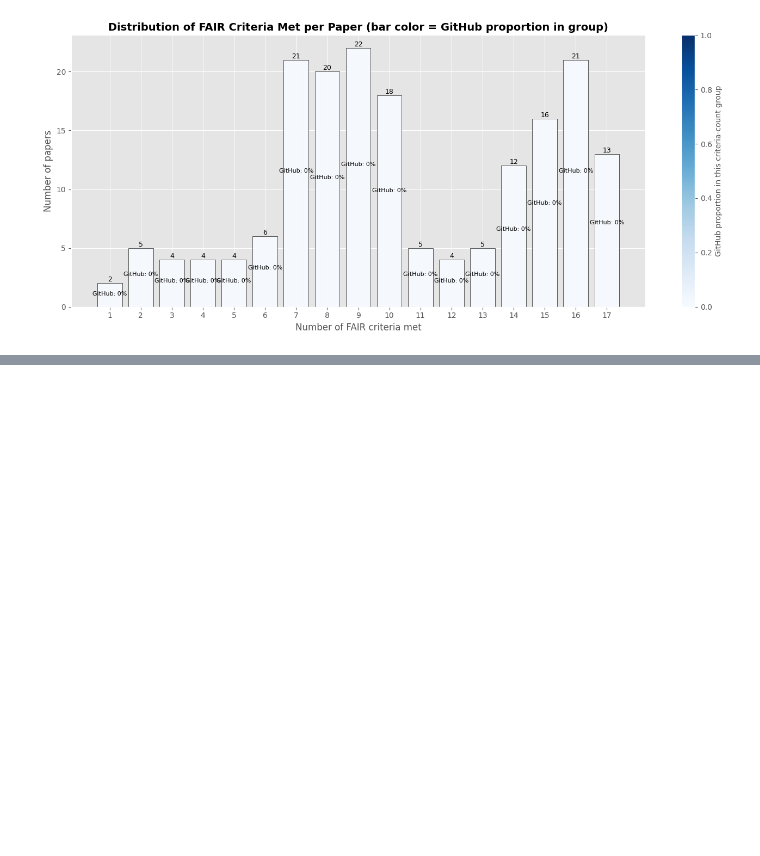
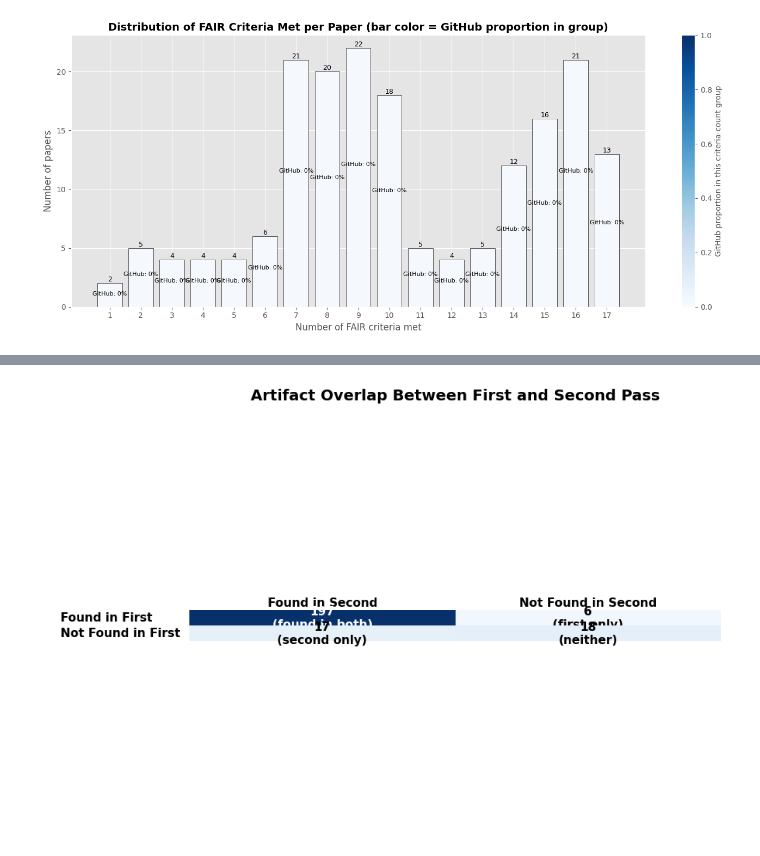
Before and after one commit to EEllwoo/how_fair_is_2026, a Jupyter notebook: plot_gen.ipynb, the cells around one changed output, grey strips where cells are left out. Cells and saved outputs as stored; diff of their text form; code cells hidden in the pictures; blank space fills up the shorter version.

Commit message:
confusion matrix

```diff
--- a/plot_gen.ipynb
+++ b/plot_gen.ipynb
@@ -360,3 +360,87 @@ plt.show()
 # %% [output]
 Saved plot to graphs\distribution_of_fair_criteria_met_per_paper_bar_color_github_proportion_in_group.png
 [figure]
+# %%
+# Artifact overlap between first and second pass
+from matplotlib import cm
+from matplotlib.colors import Normalize
+from pre_reports.pass_comparison_backend import load_pass_pair
+
+artifact_column = "Are any software artefacts/tools/scripts mentioned in and used in the process of gathering results for the report?"
+first_pass_df, second_pass_df = load_pass_pair(
+    "results/FAIR Evaluation Results - First Pass Responses_fixed.csv",
+    "results/FAIR Evaluation Results - Second Pass Responses_fixed.csv",
+)
+
+matched_keys = sorted(set(first_pass_df.index) & set(second_pass_df.index))
+
+found_in_both = 0
+found_in_first_only = 0
+found_in_second_only = 0
+found_in_neither = 0
+
+for row_key in matched_keys:
+    found_in_first = str(first_pass_df.at[row_key, artifact_column]).strip().lower() == "yes"
+    found_in_second = str(second_pass_df.at[row_key, artifact_column]).strip().lower() == "yes"
+
+    if found_in_first and found_in_second:
+        found_in_both += 1
+    elif found_in_first and not found_in_second:
+        found_in_first_only += 1
+    elif not found_in_first and found_in_second:
+        found_in_second_only += 1
+    else:
+        found_in_neither += 1
+
+overlap_matrix = np.array([
+    [found_in_both, found_in_first_only],
+    [found_in_second_only, found_in_neither],
+])
+
+fig, ax = plt.subplots(figsize=(9, 6))
+ax.axis("off")
+
+norm = Normalize(vmin=0, vmax=max(overlap_matrix.max(), 1))
+cmap = plt.get_cmap("Blues")
+cell_colours = [[cmap(norm(value)) for value in row] for row in overlap_matrix]
+cell_text = [
+    [f"{found_in_both}\n(found in both)", f"{found_in_first_only}\n(first only)"],
+    [f"{found_in_second_only}\n(second only)", f"{found_in_neither}\n(neither)"]
+]
+
+table = ax.table(
+    cellText=cell_text,
+    cellColours=cell_colours,
+    rowLabels=["Found in First", "Not Found in First"],
+    colLabels=["Found in Second", "Not Found in Second"],
+    cellLoc="center",
+    loc="center",
+    bbox=[0.12, 0.12, 0.90, 0.90],
+)
+
+table.auto_set_font_size(False)
+table.set_fontsize(11)
+
+for (row_index, col_index), cell in table.get_celld().items():
+    cell.set_linewidth(0)
+    if row_index >= 1 and col_index >= 0:
+        value = overlap_matrix[row_index - 1, col_index]
+        text_color = "white" if value > overlap_matrix.max() * 0.5 else "black"
+        cell.get_text().set_color(text_color)
+        cell.get_text().set_fontweight("bold")
+    else:
+        cell.set_facecolor("white")
+        cell.get_text().set_fontweight("bold")
+        cell.get_text().set_color("black")
+
+ax.set_title("Artifact Overlap Between First and Second Pass", fontsize=14, fontweight="bold", pad=5)
+
+sm = cm.ScalarMappable(norm=norm, cmap=cmap)
+sm.set_array([])
+# cbar = plt.colorbar(sm, ax=ax, fraction=0.05, pad=0.04)
+# cbar.set_label("Artifact count", fontsize=10)
+
+plt.tight_layout()
+save_plot(fig)
+plt.show()
+# %% [output]
@@ -363,3 +448,4 @@ Saved plot to graphs\distribution_of_fair_criteria_met_per_paper_bar_color_githu
+[figure, added]
 # %%
 # Repo stats
 repo_stats_main()
```
Also changed, not shown: parts of 2 cells of this notebook, 5 other files.
